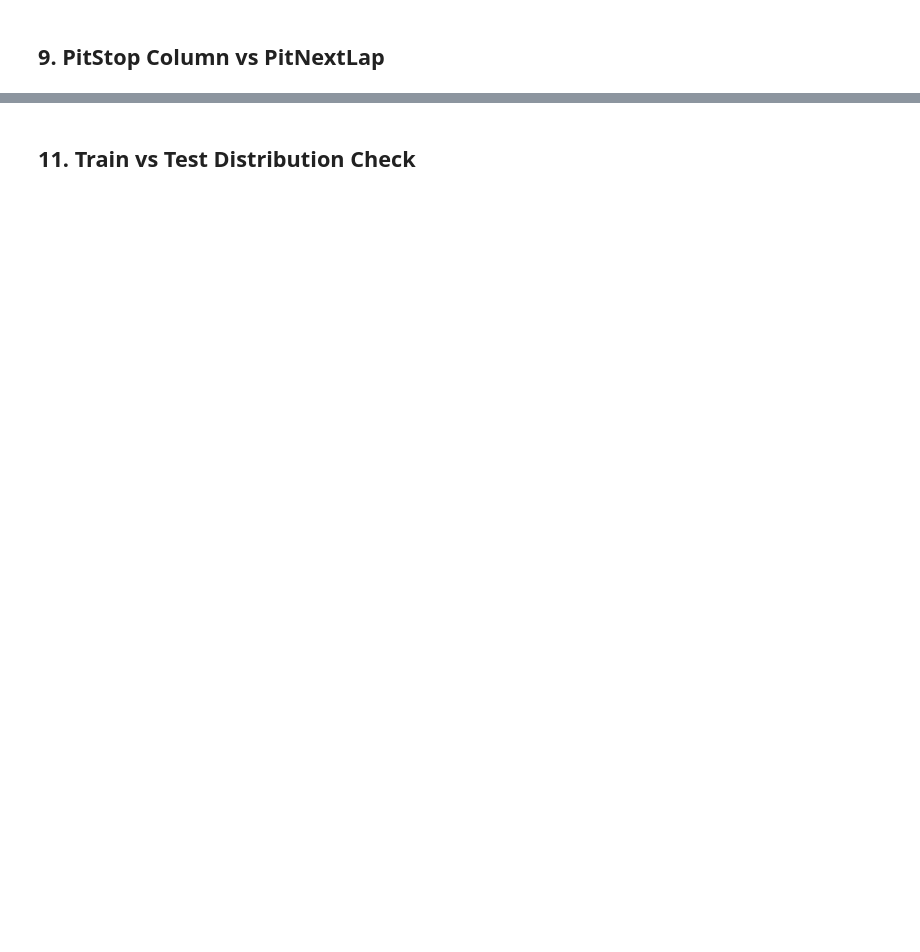
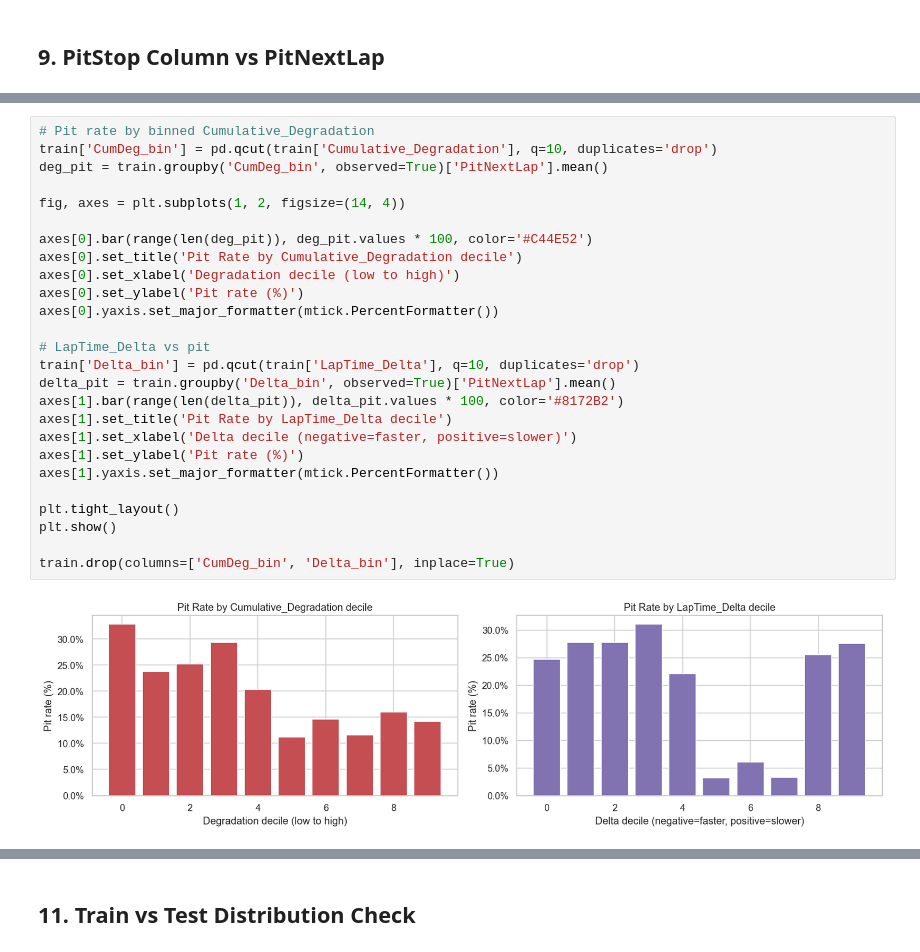
Before and after one commit to clairedebadts-cloud/kagglecs6_predictingF1PitStops, a Jupyter notebook: 01_eda.ipynb, the cells around one changed output, grey strips where cells are left out. Cells and saved outputs as stored; diff of their text form; blank space fills up the shorter version.

```diff
--- a/01_eda.ipynb
+++ b/01_eda.ipynb
@@ -250,0 +432,28 @@ print(f'PitNextLap ↔ next-row PitStop alignment: {match_pct:.2%}')
+# %%
+# Pit rate by binned Cumulative_Degradation
+train['CumDeg_bin'] = pd.qcut(train['Cumulative_Degradation'], q=10, duplicates='drop')
+deg_pit = train.groupby('CumDeg_bin', observed=True)['PitNextLap'].mean()
+
+fig, axes = plt.subplots(1, 2, figsize=(14, 4))
+
+axes[0].bar(range(len(deg_pit)), deg_pit.values * 100, color='#C44E52')
+axes[0].set_title('Pit Rate by Cumulative_Degradation decile')
+axes[0].set_xlabel('Degradation decile (low to high)')
+axes[0].set_ylabel('Pit rate (%)')
+axes[0].yaxis.set_major_formatter(mtick.PercentFormatter())
+
+# LapTime_Delta vs pit
+train['Delta_bin'] = pd.qcut(train['LapTime_Delta'], q=10, duplicates='drop')
+delta_pit = train.groupby('Delta_bin', observed=True)['PitNextLap'].mean()
+axes[1].bar(range(len(delta_pit)), delta_pit.values * 100, color='#8172B2')
+axes[1].set_title('Pit Rate by LapTime_Delta decile')
+axes[1].set_xlabel('Delta decile (negative=faster, positive=slower)')
+axes[1].set_ylabel('Pit rate (%)')
+axes[1].yaxis.set_major_formatter(mtick.PercentFormatter())
+
+plt.tight_layout()
+plt.show()
+
+train.drop(columns=['CumDeg_bin', 'Delta_bin'], inplace=True)
+# %% [output]
+[figure, added]
```
Also changed, not shown: parts of 35 cells of this notebook, 1 other file.
